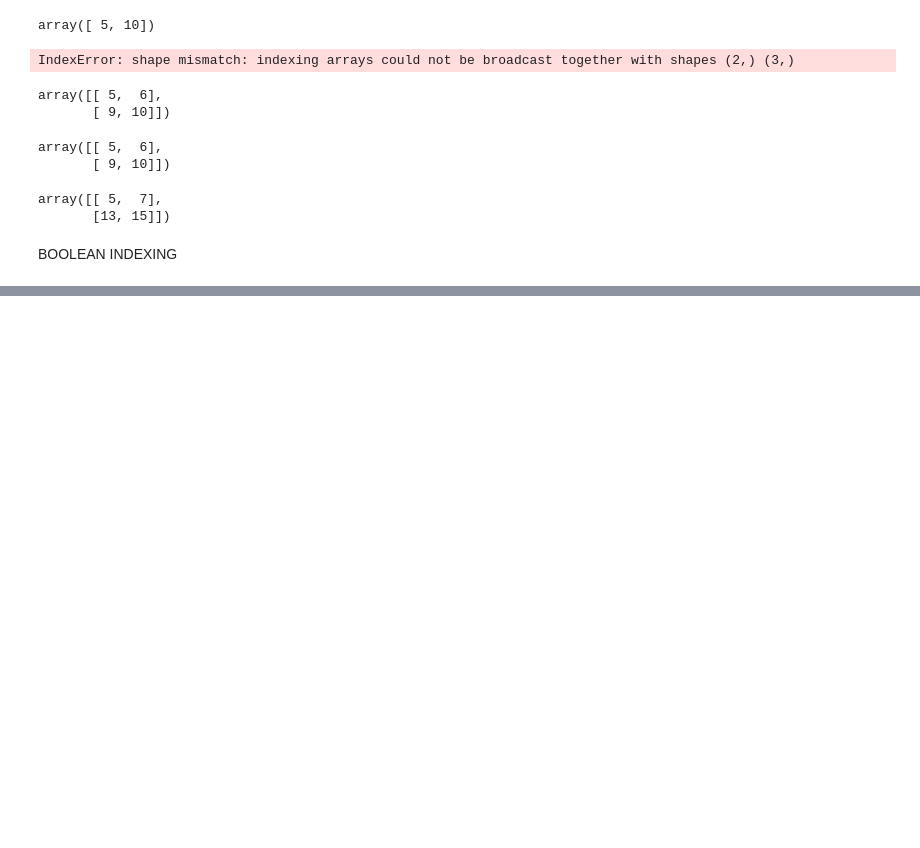
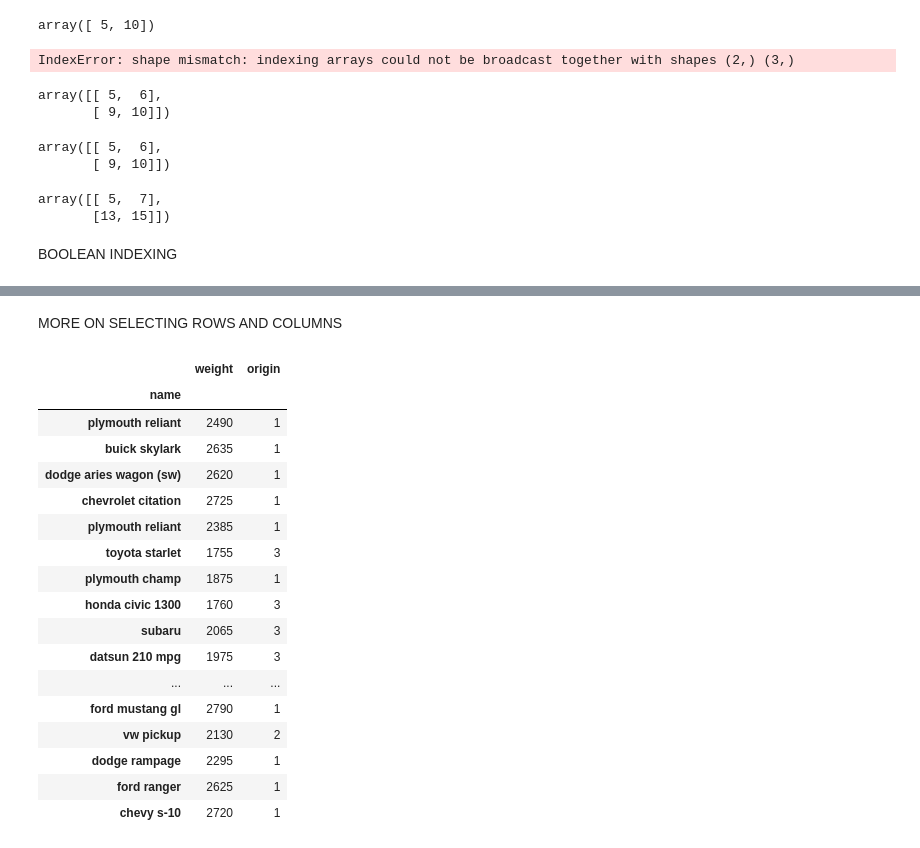
Before and after one commit to left2001/chapter2islp, a Jupyter notebook: chapter2.ipynb, the cells around one changed output, grey strips where cells are left out. Saved outputs shown, nothing was run; the diff lists cells and outputs as text; code cells hidden in the pictures; blank space fills up the shorter version.

```diff
--- a/chapter2.ipynb
+++ b/chapter2.ipynb
@@ -504,0 +529,4 @@ rip
+# %%
+from ISLP import load_data
+Auto=load_data("Auto")
+Auto["horsepower"]
@@ -504,0 +566,7 @@ rip
+# %%
+#Check for missing values in an entire column
+missing_values = (Auto["horsepower"] == "?").sum() #Count the number of missing values in the "horsepower" column of the Auto dataset. The "?" character is used to represent missing values in this dataset, so we count how many times it appears in the "horsepower" column.
+print(f"Number of missing values in 'horsepower' column: {missing_values}")
+#Clean the dataset by removing rows with missing values in the "horsepower" column
+Auto_clean = Auto[Auto["horsepower"] != "?"] #We make a new Dataframe that only contains rows where the "horsepower" column does not have missing values AND we dont want to change the original Dataframe Auto. We use the != operator to select rows where the "horsepower" column is not equal to "?".
+print(f"Number of rows after cleaning: {Auto_clean.shape[0]}")
@@ -504,0 +690,25 @@ rip
+# %% [markdown]
+MORE ON SELECTING ROWS AND COLUMNS
+# %%
+#Let's create a dataframe consisting of the weight and  origin of the subset of cars with year greater than 80
+idx_80 = Auto_clean["year"] > 80
+Auto_clean.loc[idx_80,["weight","origin"]]
+# %% [output]
+|  | weight | origin |
+| name |  |  |
+| plymouth reliant | 2490 | 1 |
+| buick skylark | 2635 | 1 |
+| dodge aries wagon (sw) | 2620 | 1 |
+| chevrolet citation | 2725 | 1 |
+| plymouth reliant | 2385 | 1 |
+| toyota starlet | 1755 | 3 |
+| plymouth champ | 1875 | 1 |
+| honda civic 1300 | 1760 | 3 |
+| subaru | 2065 | 3 |
+| datsun 210 mpg | 1975 | 3 |
+| ... | ... | ... |
+| ford mustang gl | 2790 | 1 |
+| vw pickup | 2130 | 2 |
+| dodge rampage | 2295 | 1 |
+| ford ranger | 2625 | 1 |
+| chevy s-10 | 2720 | 1 |
```
Also changed, not shown: parts of 27 cells of this notebook, 3 other files.
